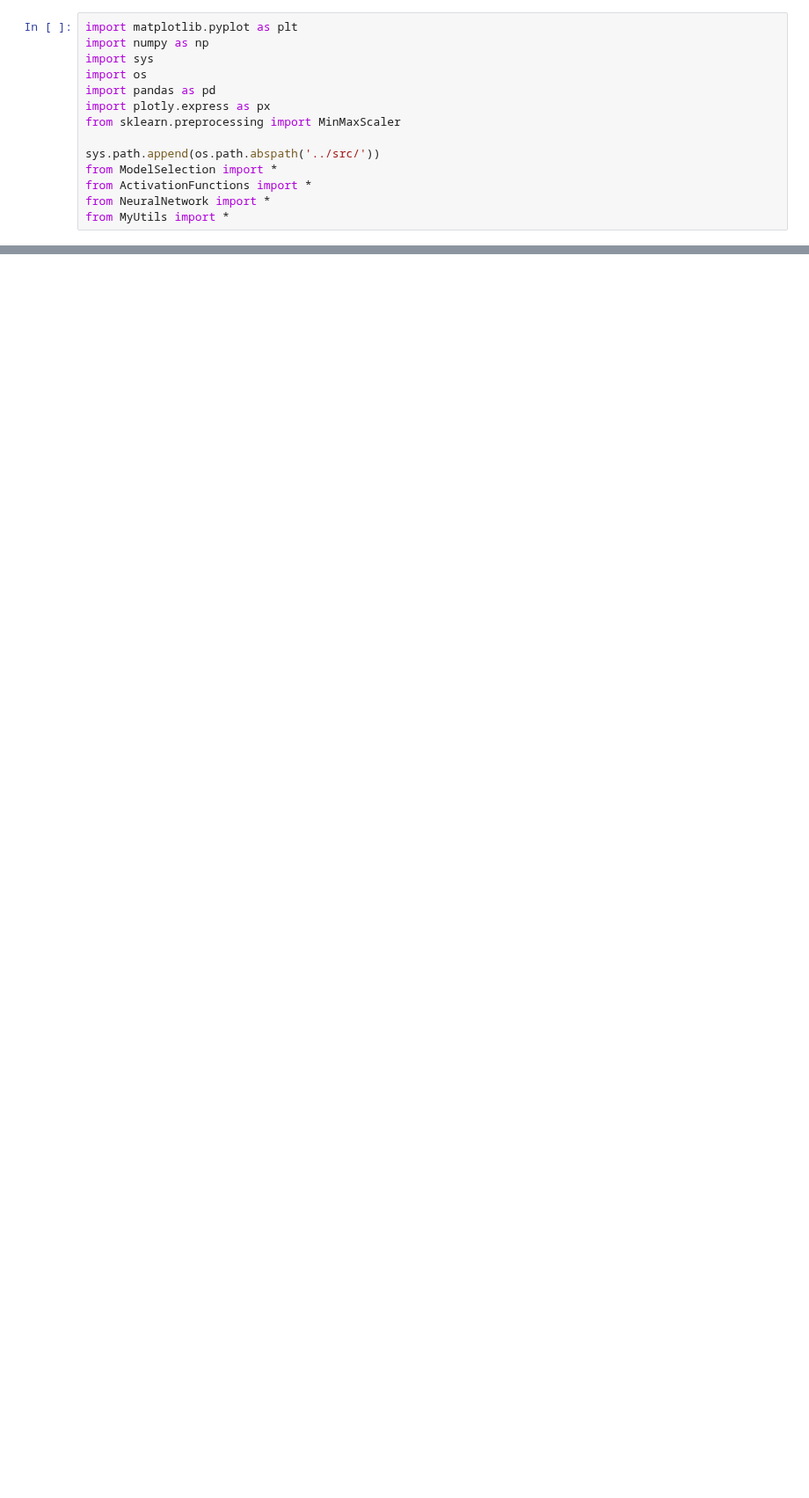
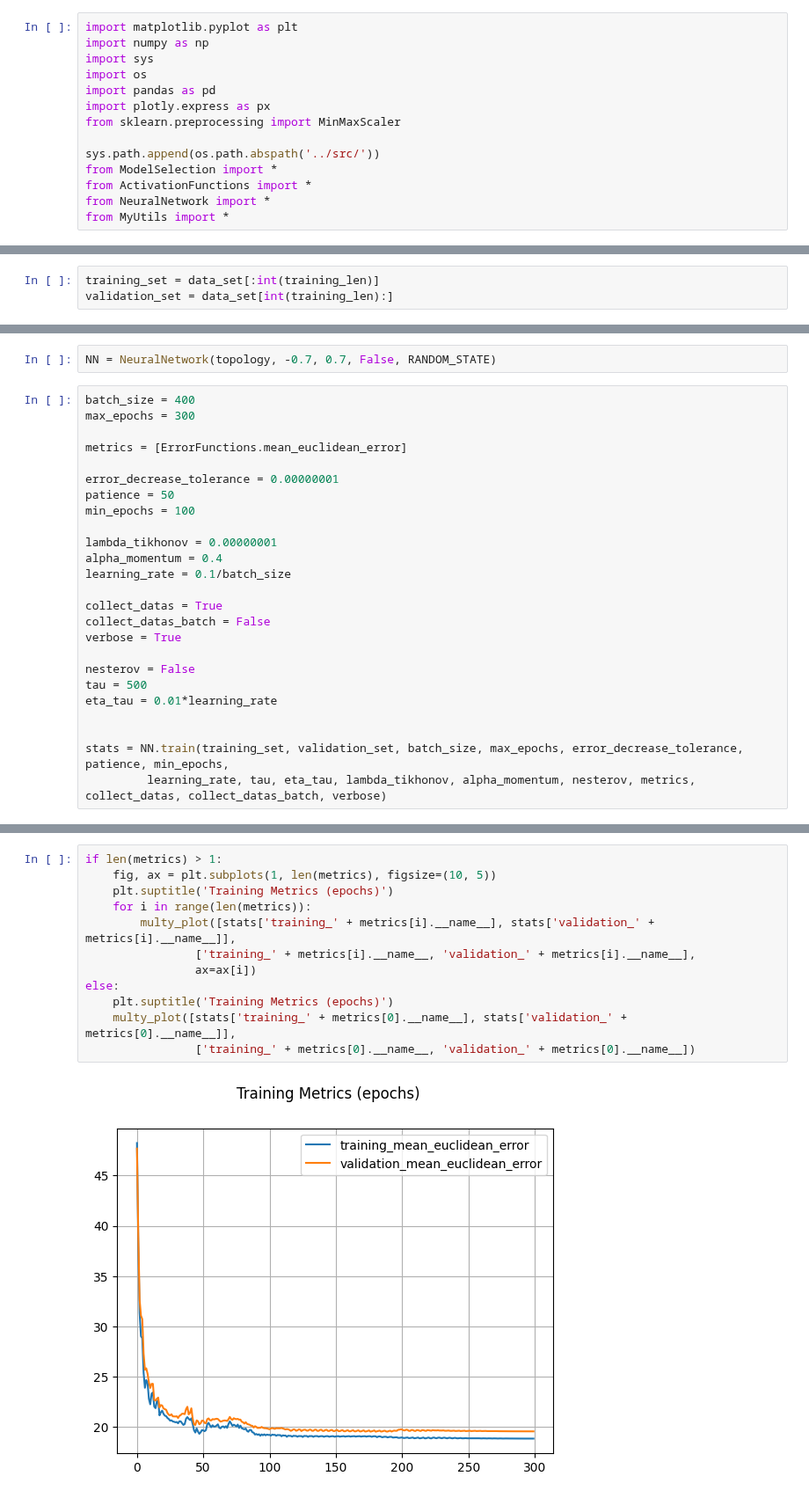
Before and after one commit to JacopoRaffi/ML_Proj_NN, a Jupyter notebook: notebook/validation_test.ipynb, the cells around one changed output, grey strips where cells are left out. Shown at 88% size. Saved outputs shown, nothing was run; the diff lists cells and outputs as text; blank space fills up the shorter version.

```diff
--- a/notebook/validation_test.ipynb
+++ b/notebook/validation_test.ipynb
@@ -57 +37,4 @@ val_df_OHE.sample(5, random_state=RANDOM_STATE)
+# %%
+training_set = data_set[:int(training_len)]
+validation_set = data_set[int(training_len):]
 # %%
@@ -97,0 +54,27 @@ print(res)
+# %%
+NN = NeuralNetwork(topology, -0.7, 0.7, False, RANDOM_STATE)
+# %%
+batch_size = 400
+max_epochs = 300
+
+metrics = [ErrorFunctions.mean_euclidean_error]
+
+error_decrease_tolerance = 0.00000001
+patience = 50
+min_epochs = 100
+
+lambda_tikhonov = 0.00000001
+alpha_momentum = 0.4
+learning_rate = 0.1/batch_size
+
+collect_datas = True
+collect_datas_batch = False
+verbose = True
+
+nesterov = False
+tau = 500
+eta_tau = 0.01*learning_rate
+
+
+stats = NN.train(training_set, validation_set, batch_size, max_epochs, error_decrease_tolerance, patience, min_epochs,
+         learning_rate, tau, eta_tau, lambda_tikhonov, alpha_momentum, nesterov, metrics, collect_datas, collect_datas_batch, verbose)
@@ -97,0 +99,14 @@ print(res)
+# %%
+if len(metrics) > 1:
+    fig, ax = plt.subplots(1, len(metrics), figsize=(10, 5))
+    plt.suptitle('Training Metrics (epochs)')
+    for i in range(len(metrics)):
+        multy_plot([stats['training_' + metrics[i].__name__], stats['validation_' + metrics[i].__name__]],
+                ['training_' + metrics[i].__name__, 'validation_' + metrics[i].__name__],
+                ax=ax[i])
+else:
+    plt.suptitle('Training Metrics (epochs)')
+    multy_plot([stats['training_' + metrics[0].__name__], stats['validation_' + metrics[0].__name__]],
+                ['training_' + metrics[0].__name__, 'validation_' + metrics[0].__name__])
+# %% [output]
+[figure, added]
```
Also changed, not shown: parts of 12 cells of this notebook, 2 other files.
